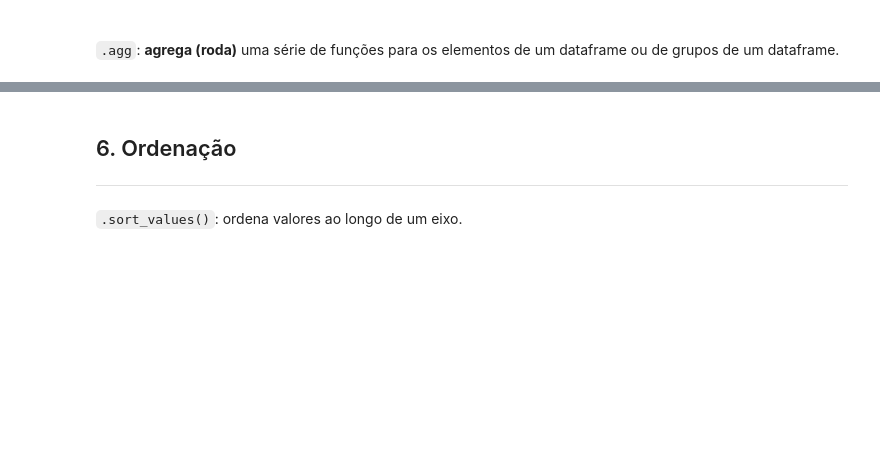
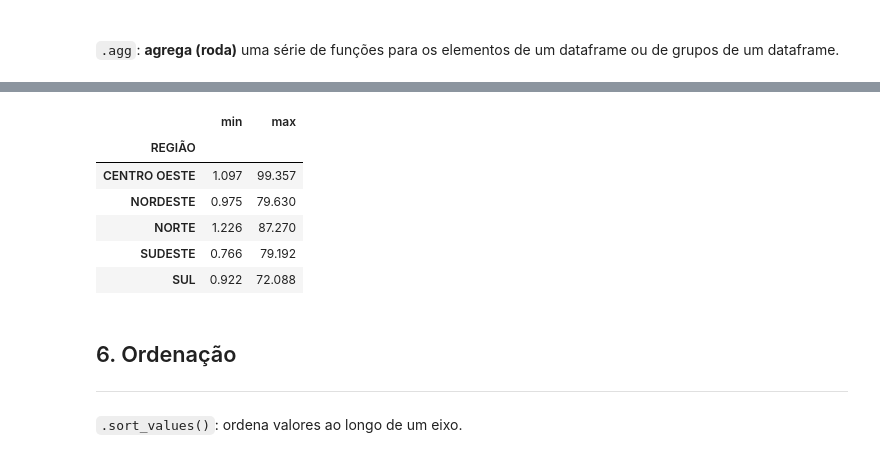
Before and after one commit to Danielfp1/Manipulacao-de-Dados-com-Pandas, a Jupyter notebook: manipulacao_de_dados_codigo_base.ipynb, the cells around one changed output, grey strips where cells are left out. Drawn from its saved outputs; the diff is of its cells as text; code cells hidden in the pictures; blank space fills up the shorter version.

```diff
--- a/manipulacao_de_dados_codigo_base.ipynb
+++ b/manipulacao_de_dados_codigo_base.ipynb
@@ -2447,3 +2508,14 @@ NameError: name 'np' is not defined
+# %%
+# Computa o menor e maior valor do 'PREÇO MÉDIO REVENDA' para cada região (grupo)
+grupos['PREÇO MÉDIO REVENDA'].agg([min, max])
+# %% [output]
+|  | min | max |
+| REGIÃO |  |  |
+| CENTRO OESTE | 1.097 | 99.357 |
+| NORDESTE | 0.975 | 79.630 |
+| NORTE | 1.226 | 87.270 |
+| SUDESTE | 0.766 | 79.192 |
+| SUL | 0.922 | 72.088 |
 # %% [markdown]
 <h2>6. Ordenação</h2>
 <hr/>
```
Also changed, not shown: parts of 9 cells of this notebook.
